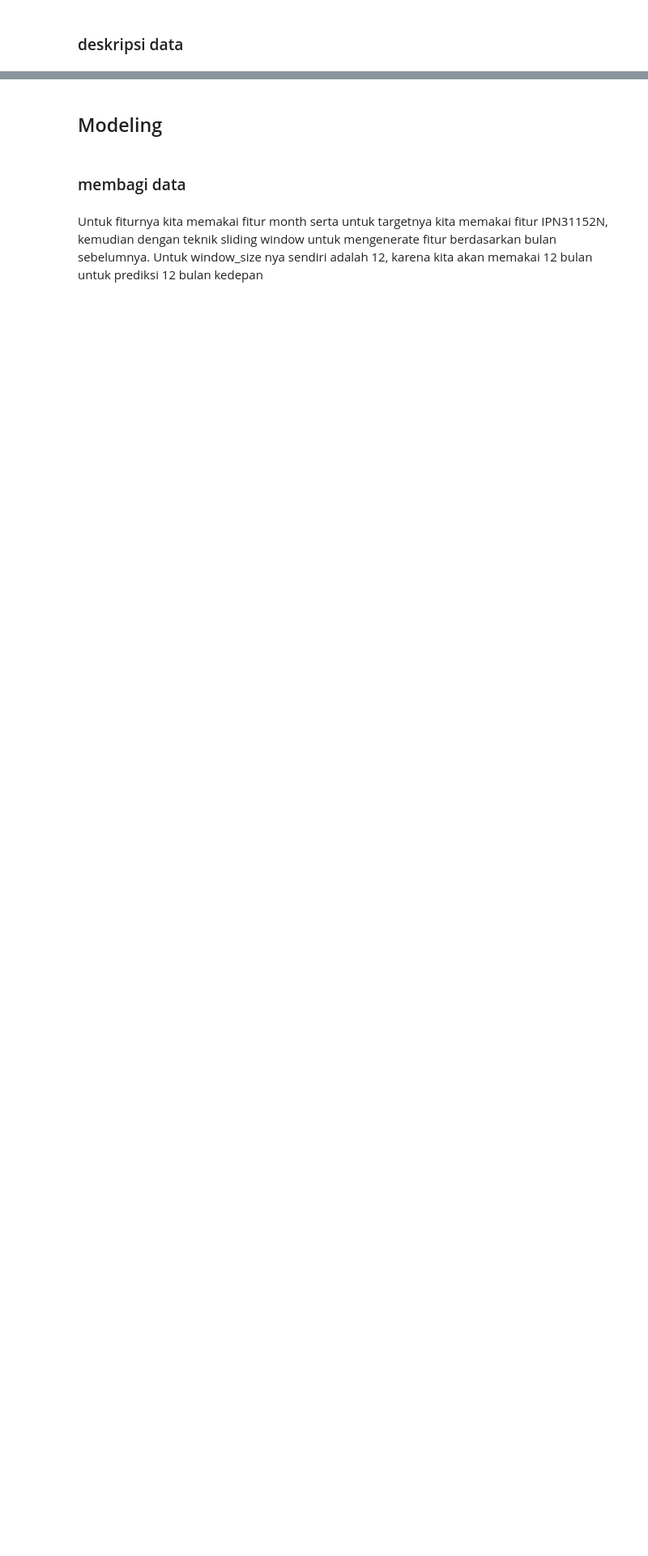
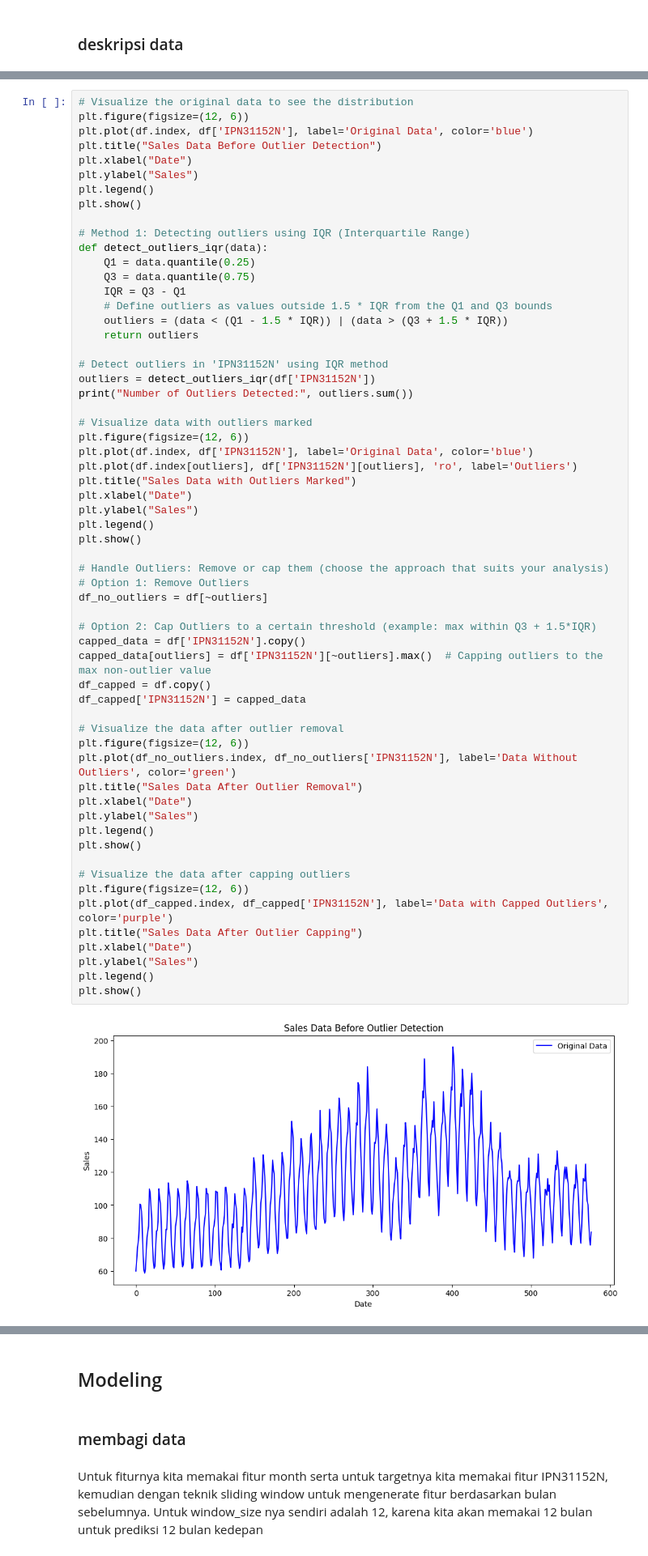
Before and after one commit to zulfalaila/psd_uts, a Jupyter notebook: UTS_PSD.ipynb, the cells around one changed output, grey strips where cells are left out. Shown at 81% size. Cells and saved outputs as stored; diff of their text form; blank space fills up the shorter version.

Commit message:
tambah visualisasi

```diff
--- a/UTS_PSD.ipynb
+++ b/UTS_PSD.ipynb
@@ -105,0 +89,62 @@ max    196.173700  577.000000
+# %%
+# Visualize the original data to see the distribution
+plt.figure(figsize=(12, 6))
+plt.plot(df.index, df['IPN31152N'], label='Original Data', color='blue')
+plt.title("Sales Data Before Outlier Detection")
+plt.xlabel("Date")
+plt.ylabel("Sales")
+plt.legend()
+plt.show()
+
+# Method 1: Detecting outliers using IQR (Interquartile Range)
+def detect_outliers_iqr(data):
+    Q1 = data.quantile(0.25)
+    Q3 = data.quantile(0.75)
+    IQR = Q3 - Q1
+    # Define outliers as values outside 1.5 * IQR from the Q1 and Q3 bounds
+    outliers = (data < (Q1 - 1.5 * IQR)) | (data > (Q3 + 1.5 * IQR))
+    return outliers
+
+# Detect outliers in 'IPN31152N' using IQR method
+outliers = detect_outliers_iqr(df['IPN31152N'])
+print("Number of Outliers Detected:", outliers.sum())
+
+# Visualize data with outliers marked
+plt.figure(figsize=(12, 6))
+plt.plot(df.index, df['IPN31152N'], label='Original Data', color='blue')
+plt.plot(df.index[outliers], df['IPN31152N'][outliers], 'ro', label='Outliers')
+plt.title("Sales Data with Outliers Marked")
+plt.xlabel("Date")
+plt.ylabel("Sales")
+plt.legend()
+plt.show()
+
+# Handle Outliers: Remove or cap them (choose the approach that suits your analysis)
+# Option 1: Remove Outliers
+df_no_outliers = df[~outliers]
+
+# Option 2: Cap Outliers to a certain threshold (example: max within Q3 + 1.5*IQR)
+capped_data = df['IPN31152N'].copy()
+capped_data[outliers] = df['IPN31152N'][~outliers].max()  # Capping outliers to the max non-outlier value
+df_capped = df.copy()
+df_capped['IPN31152N'] = capped_data
+
+# Visualize the data after outlier removal
+plt.figure(figsize=(12, 6))
+plt.plot(df_no_outliers.index, df_no_outliers['IPN31152N'], label='Data Without Outliers', color='green')
+plt.title("Sales Data After Outlier Removal")
+plt.xlabel("Date")
+plt.ylabel("Sales")
+plt.legend()
+plt.show()
+
+# Visualize the data after capping outliers
+plt.figure(figsize=(12, 6))
+plt.plot(df_capped.index, df_capped['IPN31152N'], label='Data with Capped Outliers', color='purple')
+plt.title("Sales Data After Outlier Capping")
+plt.xlabel("Date")
+plt.ylabel("Sales")
+plt.legend()
+plt.show()
+# %% [output]
+[figure, added]
```
Also changed, not shown: parts of 15 cells of this notebook, 25 other files.
